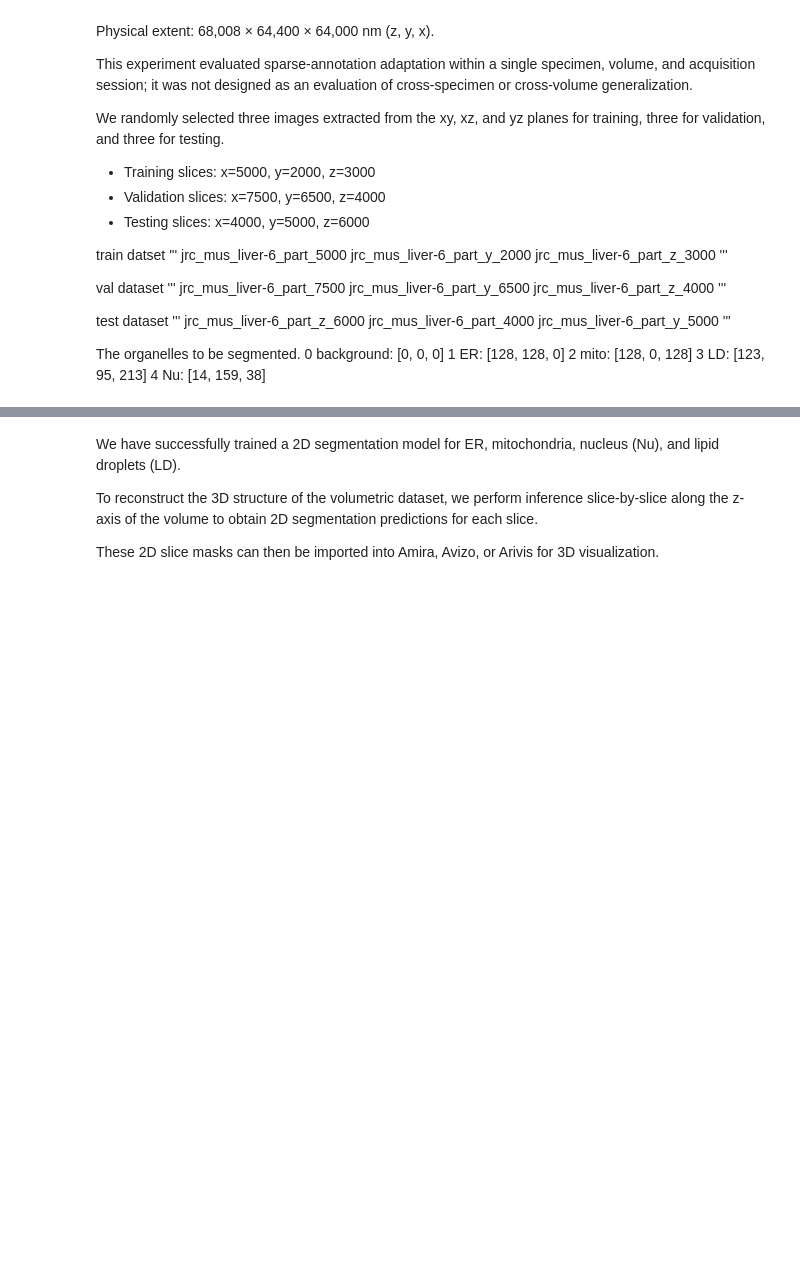
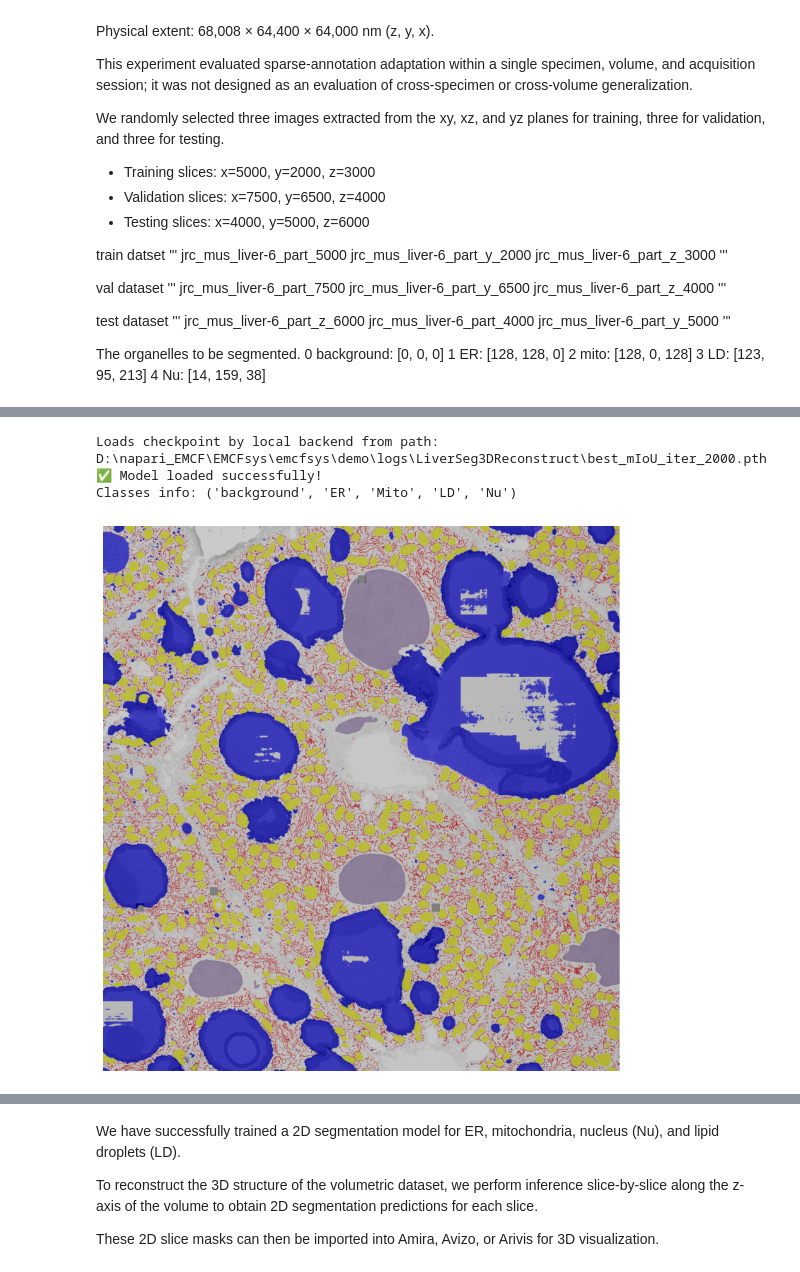
Before and after one commit to yzy0102/emcfsys, a Jupyter notebook: demo/Liver_3D_Reconstruction.ipynb, the cells around one changed output, grey strips where cells are left out. Drawn from its saved outputs; the diff is of its cells as text; code cells hidden in the pictures; blank space fills up the shorter version.

Commit message:
update demos for step by step instructions

```diff
--- a/demo/Liver_3D_Reconstruction.ipynb
+++ b/demo/Liver_3D_Reconstruction.ipynb
@@ -112,7 +242,6 @@ import cv2
 import matplotlib.pyplot as plt
 from mmengine import Config
 from mmseg.apis import init_model, inference_model, show_result_pyplot
-from configs.register_models.runtime import *
 
 # ===================== Base Path Dir=====================
 # BASE_DIR = pathlib.Path(r"Fill your absolute path").resolve()
@@ -120,41 +249,45 @@ BASE_DIR = pathlib.Path.cwd().resolve().parent
 
 sys.path.insert(0, str(BASE_DIR))
 
-cfg_path = str(BASE_DIR / "save_logs" / "LiverSeg3DReconstruct" / "ViT_Finetune.py")
+cfg_path = str(BASE_DIR / "demo" / "logs" / "LiverSeg3DReconstruct" / "ViT_Finetune.py")
 # get the path to the best checkpoint,
 # using search to find the best checkpoint in the work_dir
-for file in (BASE_DIR / "save_logs" / "LiverSeg3DReconstruct").glob("best_mIoU_iter_*.pth"):
+for file in (BASE_DIR / "demo" / "logs" / "LiverSeg3DReconstruct").glob("best_mIoU_iter_*.pth"):
     ckpt_path = str(file)
     break
 # =================================================================
 
 # 1. load the config and model
 cfg = Config.fromfile(cfg_path)
 # when inference,
 # we can set the mode to "slide" and specify the crop size and stride
 # for sliding window inference
 cfg.test_cfg.mode = "slide"
 cfg.test_cfg.crop_size = (1024,1024)
 cfg.test_cfg.stride = (800, 800)
 
-# 加载模型到GPU，没有cuda就写 device="cpu"
+
 model = init_model(cfg, ckpt_path, device="cuda:0")
 print("✅ Model loaded successfully!")
 print(f"Classes info: {model.dataset_meta['classes']}")
 
 # 2. inference a single image
-img_path = str(BASE_DIR / "datasets_temp" / "Liver_3DReconstruct"
-               / "image" / "jrc_mus_liver-6_part_z_6000.tif")
+img_path = str(BASE_DIR  / "demo"/ "datasets_temp" / "Obese2_Liver_6_Dataset" / "Liver_3DReconstruct" / "image" / "jrc_mus_liver-6_part_z_6000.tif")
 img = cv2.imread(img_path)
 
 with torch.no_grad():
     result = inference_model(model, img)
 
 # visualize the result
 vis_img = show_result_pyplot(model, img, result, opacity=0.5, show=False)
 
 plt.figure(figsize=(10,10))
 plt.imshow(vis_img)
 plt.axis('off')
 plt.show()
+# %% [output]
+Loads checkpoint by local backend from path: D:\napari_EMCF\EMCFsys\emcfsys\demo\logs\LiverSeg3DReconstruct\best_mIoU_iter_2000.pth
+✅ Model loaded successfully!
+Classes info: ('background', 'ER', 'Mito', 'LD', 'Nu')
+[figure, added]
 # %% [markdown]
```
Also changed, not shown: parts of 9 cells of this notebook, 5 other files.
